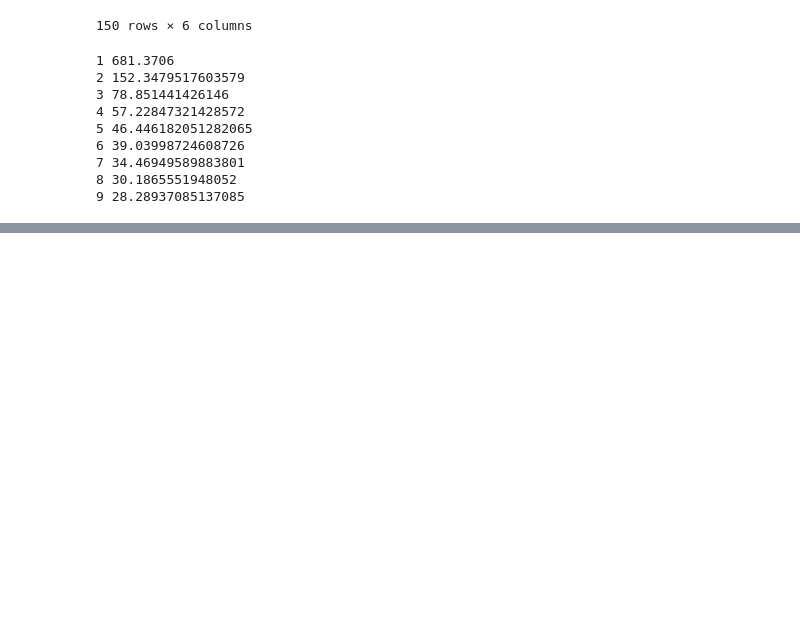
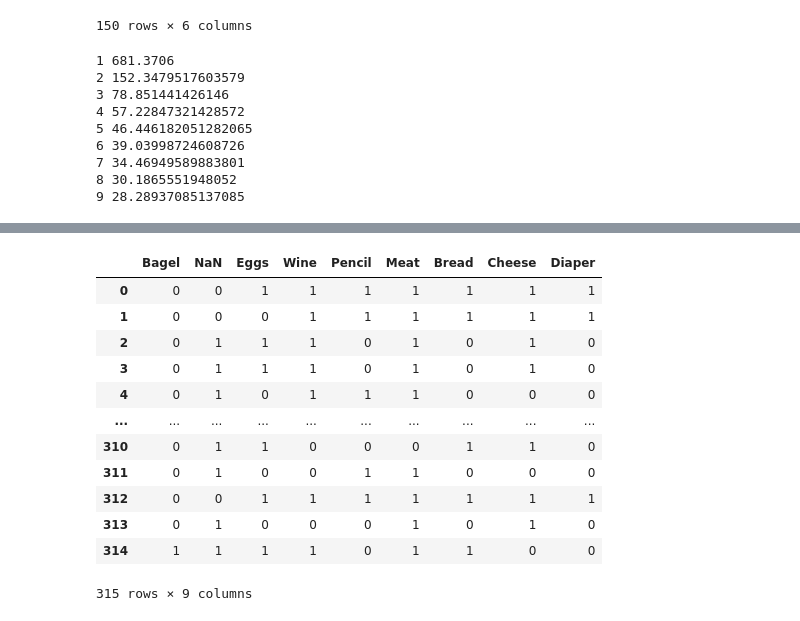
Before and after one commit to CQ-01/Edu, a Jupyter notebook: AI/Data Analysis/빅데이터 분석기사/II_데이터분석.ipynb, the cells around one changed output, grey strips where cells are left out. Drawn from its saved outputs; the diff is of its cells as text; code cells hidden in the pictures; blank space fills up the shorter version.

```diff
--- a/AI/Data Analysis/빅데이터 분석기사/II_데이터분석.ipynb
+++ b/AI/Data Analysis/빅데이터 분석기사/II_데이터분석.ipynb
@@ -1438,0 +1522,17 @@ for k in scope:
+# %%
+result = result.drop(result.columns[0], axis = 1)
+result
+# %% [output]
+|  | Bagel | NaN | Eggs | Wine | Pencil | Meat | Bread | Cheese | Diaper |
+| 0 | 0 | 0 | 1 | 1 | 1 | 1 | 1 | 1 | 1 |
+| 1 | 0 | 0 | 0 | 1 | 1 | 1 | 1 | 1 | 1 |
+| 2 | 0 | 1 | 1 | 1 | 0 | 1 | 0 | 1 | 0 |
+| 3 | 0 | 1 | 1 | 1 | 0 | 1 | 0 | 1 | 0 |
+| 4 | 0 | 1 | 0 | 1 | 1 | 1 | 0 | 0 | 0 |
+| ... | ... | ... | ... | ... | ... | ... | ... | ... | ... |
+| 310 | 0 | 1 | 1 | 0 | 0 | 0 | 1 | 1 | 0 |
+| 311 | 0 | 1 | 0 | 0 | 1 | 1 | 0 | 0 | 0 |
+| 312 | 0 | 0 | 1 | 1 | 1 | 1 | 1 | 1 | 1 |
+| 313 | 0 | 1 | 0 | 0 | 0 | 1 | 0 | 1 | 0 |
+| 314 | 1 | 1 | 1 | 1 | 0 | 1 | 1 | 0 | 0 |
+315 rows × 9 columns
```
Also changed, not shown: parts of 10 cells of this notebook.
